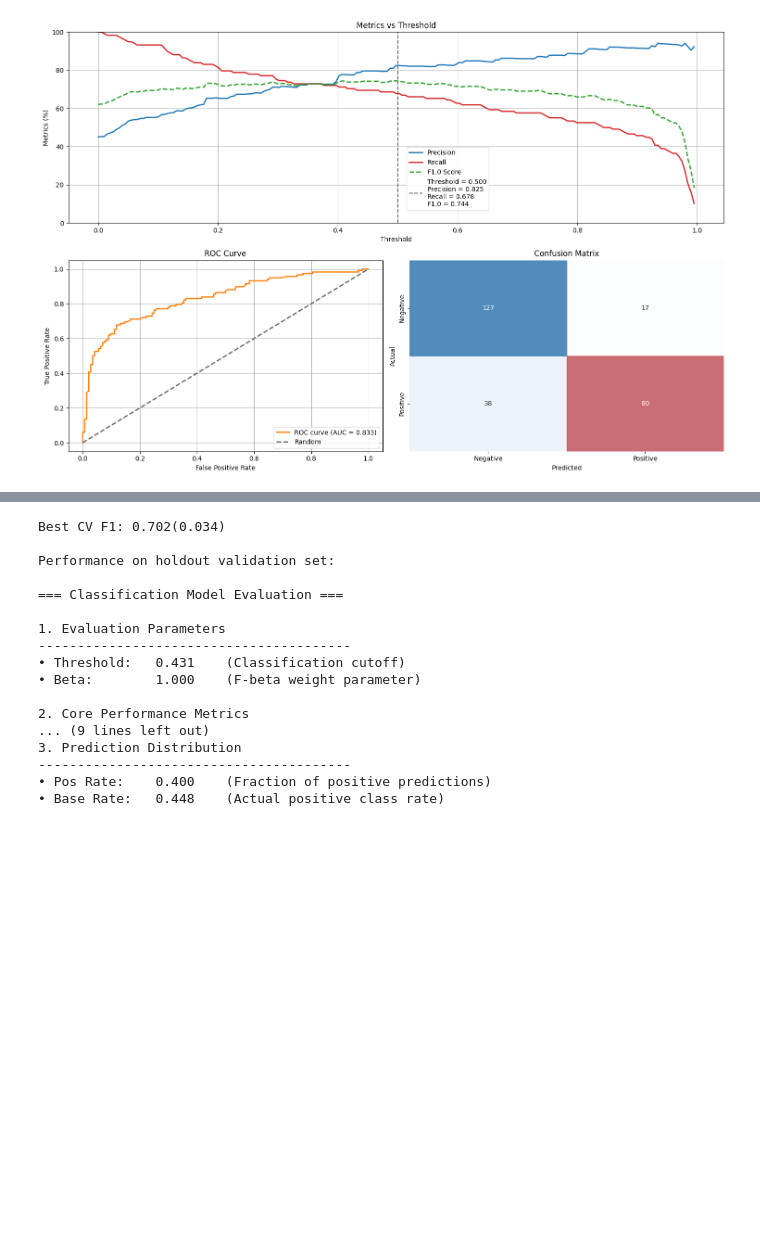
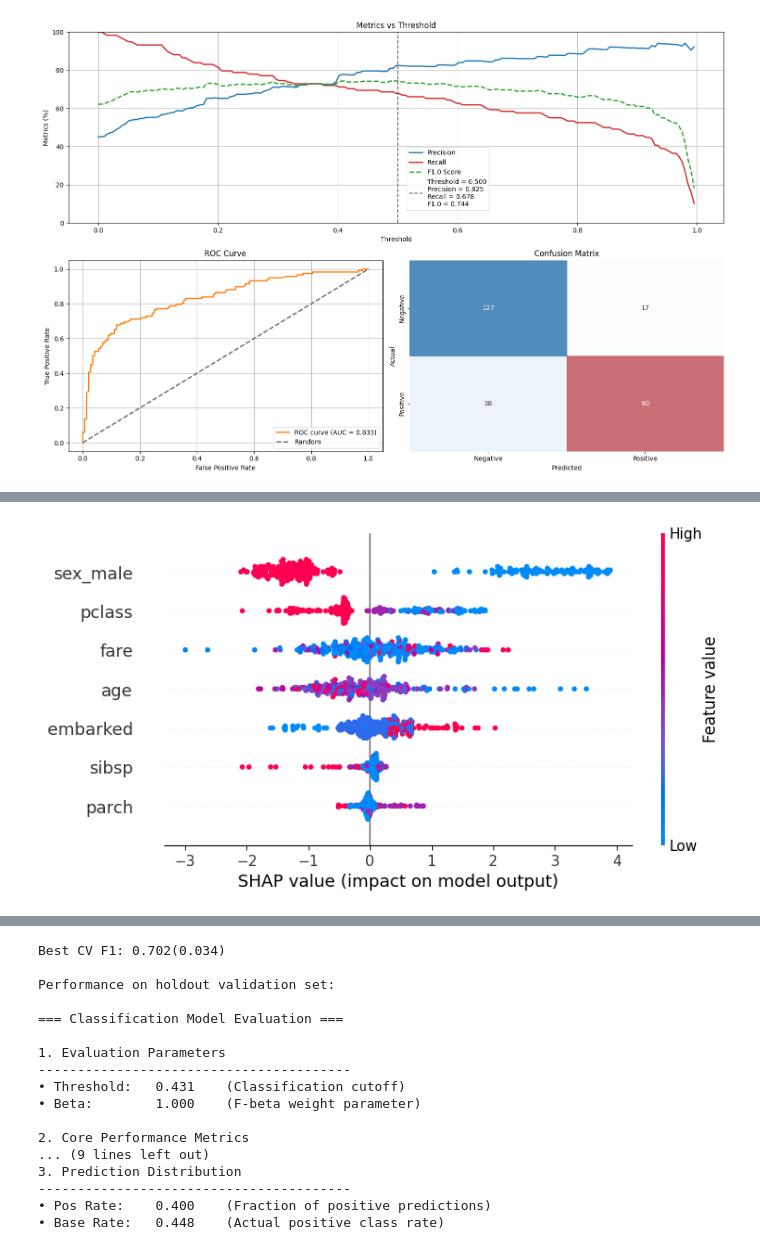
Before and after one commit to MenaWANG/mlarena, a Jupyter notebook: examples/2.advanced_usage.ipynb, the cells around one changed output, grey strips where cells are left out. Cells and saved outputs as stored; diff of their text form; code cells hidden in the pictures; blank space fills up the shorter version.

```diff
--- a/examples/2.advanced_usage.ipynb
+++ b/examples/2.advanced_usage.ipynb
@@ -281,0 +300,4 @@ results = ml_pipeline.evaluate(X_test, y_test)
+# %%
+ml_pipeline.explain_model(X_test)
+# %% [output]
+[figure, added]
```
Also changed, not shown: parts of 34 cells of this notebook, 6 other files.
